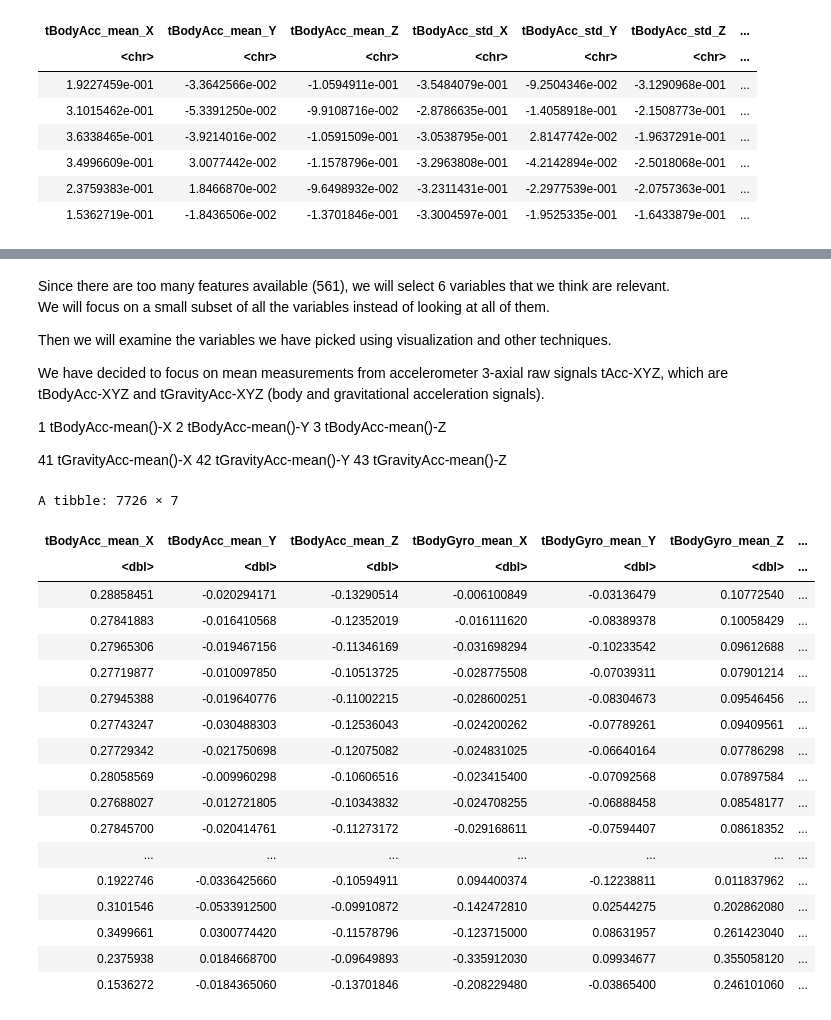
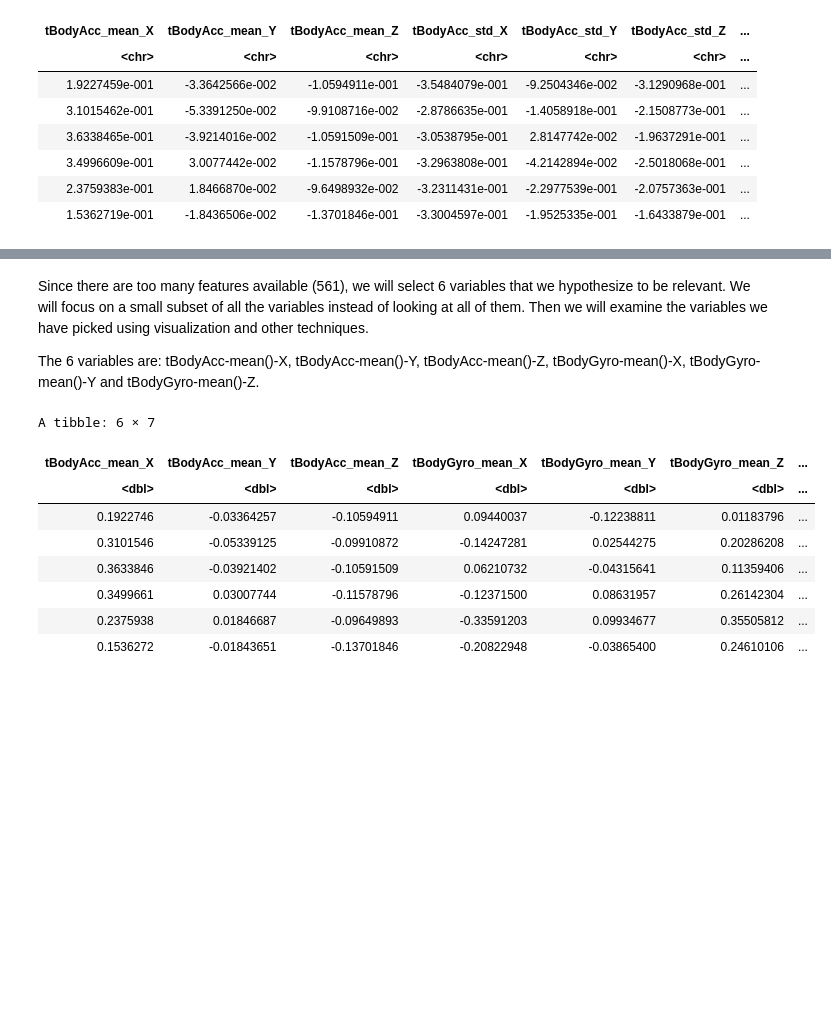
Before and after one commit to eleahj/dsci_project, a Jupyter notebook: human_activities.ipynb, the cells around one changed output, grey strips where cells are left out. Drawn from its saved outputs; the diff is of its cells as text; code cells hidden in the pictures; blank space fills up the shorter version.

```diff
--- a/human_activities.ipynb
+++ b/human_activities.ipynb
@@ -203,40 +153,20 @@ $ activity_label                       <fct> 5, 5, 5, 5, 5, 5, 5, 5, 5, 5, 5,…
 # %% [markdown]
-Since there are too many features available (561), we will select 6 variables that we think are relevant.
-We will focus on a small subset of all the variables instead of looking at all of them.
+Since there are too many features available (561), we will select 6 variables that we hypothesize to be relevant. We will focus on a small subset of all the variables instead of looking at all of them. Then we will examine the variables we have picked using visualization and other techniques.
 
-Then we will examine the variables we have picked using visualization and other techniques.
-
-We have decided to focus on mean measurements from accelerometer 3-axial raw signals tAcc-XYZ, which are tBodyAcc-XYZ and tGravityAcc-XYZ (body and gravitational acceleration signals).
-
-1 tBodyAcc-mean()-X
-2 tBodyAcc-mean()-Y
-3 tBodyAcc-mean()-Z
-
-41 tGravityAcc-mean()-X
-42 tGravityAcc-mean()-Y
-43 tGravityAcc-mean()-Z
+The 6 variables are: tBodyAcc-mean()-X, tBodyAcc-mean()-Y, tBodyAcc-mean()-Z, tBodyGyro-mean()-X, tBodyGyro-mean()-Y and tBodyGyro-mean()-Z.
 # %%
+# created a data frame contraining only the 6 variables mentioned above and the activity labels.
 training_subset <- activity_train %>%
     select(tBodyAcc_mean_X, tBodyAcc_mean_Y, tBodyAcc_mean_Z, tBodyGyro_mean_X, tBodyGyro_mean_Y, tBodyGyro_mean_Z, activity_label) %>%
     mutate(across(tBodyAcc_mean_X:tBodyGyro_mean_Z,as.numeric))
-training_subset
+tail(training_subset)
 # %% [output]
-A tibble: 7726 × 7
+A tibble: 6 × 7
 | tBodyAcc_mean_X | tBodyAcc_mean_Y | tBodyAcc_mean_Z | tBodyGyro_mean_X | tBodyGyro_mean_Y | tBodyGyro_mean_Z | ... |
 | <dbl> | <dbl> | <dbl> | <dbl> | <dbl> | <dbl> | ... |
-| 0.28858451 | -0.020294171 | -0.13290514 | -0.006100849 | -0.03136479 | 0.10772540 | ... |
-| 0.27841883 | -0.016410568 | -0.12352019 | -0.016111620 | -0.08389378 | 0.10058429 | ... |
-| 0.27965306 | -0.019467156 | -0.11346169 | -0.031698294 | -0.10233542 | 0.09612688 | ... |
-| 0.27719877 | -0.010097850 | -0.10513725 | -0.028775508 | -0.07039311 | 0.07901214 | ... |
-| 0.27945388 | -0.019640776 | -0.11002215 | -0.028600251 | -0.08304673 | 0.09546456 | ... |
-| 0.27743247 | -0.030488303 | -0.12536043 | -0.024200262 | -0.07789261 | 0.09409561 | ... |
-| 0.27729342 | -0.021750698 | -0.12075082 | -0.024831025 | -0.06640164 | 0.07786298 | ... |
-| 0.28058569 | -0.009960298 | -0.10606516 | -0.023415400 | -0.07092568 | 0.07897584 | ... |
-| 0.27688027 | -0.012721805 | -0.10343832 | -0.024708255 | -0.06888458 | 0.08548177 | ... |
-| 0.27845700 | -0.020414761 | -0.11273172 | -0.029168611 | -0.07594407 | 0.08618352 | ... |
-| ... | ... | ... | ... | ... | ... | ... |
-| 0.1922746 | -0.0336425660 | -0.10594911 | 0.094400374 | -0.12238811 | 0.011837962 | ... |
-| 0.3101546 | -0.0533912500 | -0.09910872 | -0.142472810 | 0.02544275 | 0.202862080 | ... |
-| 0.3499661 | 0.0300774420 | -0.11578796 | -0.123715000 | 0.08631957 | 0.261423040 | ... |
-| 0.2375938 | 0.0184668700 | -0.09649893 | -0.335912030 | 0.09934677 | 0.355058120 | ... |
-| 0.1536272 | -0.0184365060 | -0.13701846 | -0.208229480 | -0.03865400 | 0.246101060 | ... |
+| 0.1922746 | -0.03364257 | -0.10594911 | 0.09440037 | -0.12238811 | 0.01183796 | ... |
+| 0.3101546 | -0.05339125 | -0.09910872 | -0.14247281 | 0.02544275 | 0.20286208 | ... |
+| 0.3633846 | -0.03921402 | -0.10591509 | 0.06210732 | -0.04315641 | 0.11359406 | ... |
+| 0.3499661 | 0.03007744 | -0.11578796 | -0.12371500 | 0.08631957 | 0.26142304 | ... |
+| 0.2375938 | 0.01846687 | -0.09649893 | -0.33591203 | 0.09934677 | 0.35505812 | ... |
+| 0.1536272 | -0.01843651 | -0.13701846 | -0.20822948 | -0.03865400 | 0.24610106 | ... |
```
Also changed, not shown: parts of 23 cells of this notebook.
